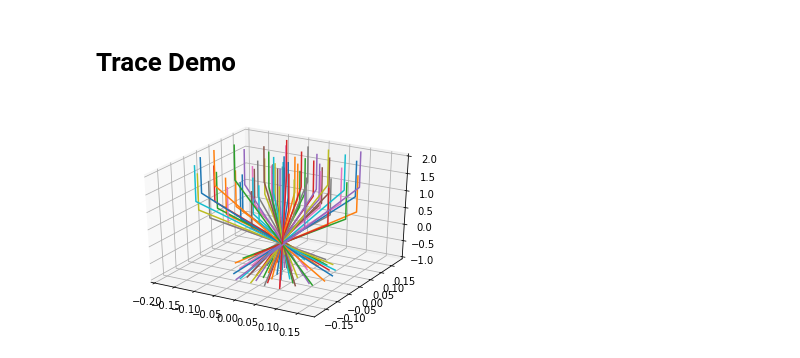
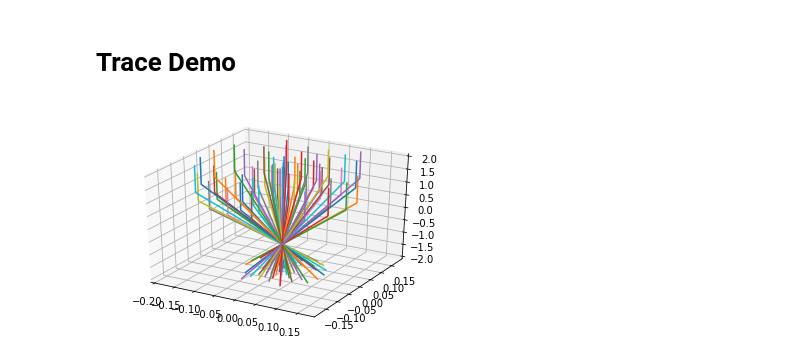
Before and after one commit to dyedgreen/labs-ray-tracing, a Jupyter notebook: Demo.ipynb, the cells around one changed output. Cells and saved outputs as stored; diff of their text form; code cells hidden in the pictures.

```diff
--- a/Demo.ipynb
+++ b/Demo.ipynb
@@ -10,14 +10,14 @@ import trace as tr
 scene = tr.Scene()
 
 # Circular lense at origin, pointing upwards
-lense = tr.Sphere(1, 1, 1, pos=tr.pos(0, 0, 0), axis=tr.vec(0, 0, 1))
+lense = tr.Sphere(1, 1, 1, pos=tr.pos(0, 0, 0), axis=tr.vec(0, 0, 1), n=2.0)
 lamp = tr.Source(tr.pos(0, 0, 2), k=tr.vec(0, 0, -1), R=0.2, N=100)
 # %%
 # Add the elements to the simulation and run
 scene.add(lense, lamp)
 scene.trace()
 # %%
-tr.graphics.render_3d(scene, extend=2.0)
+tr.graphics.render_3d(scene, extend=3.0)
 plt.show()
 # %% [output]
-[figure, old version]
+[figure, new version]
```
Also changed, not shown: 2 other files.
